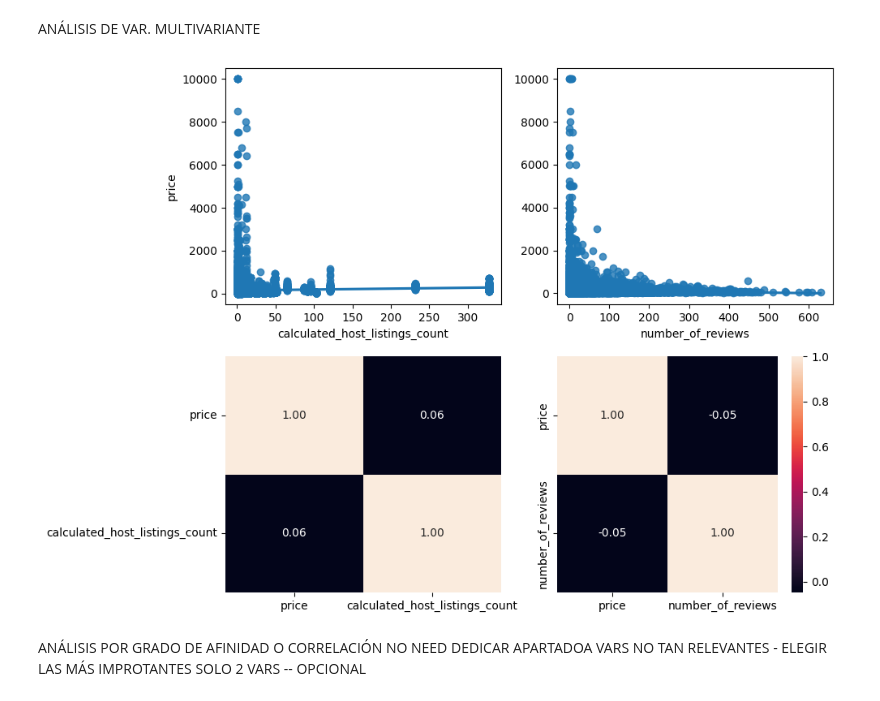
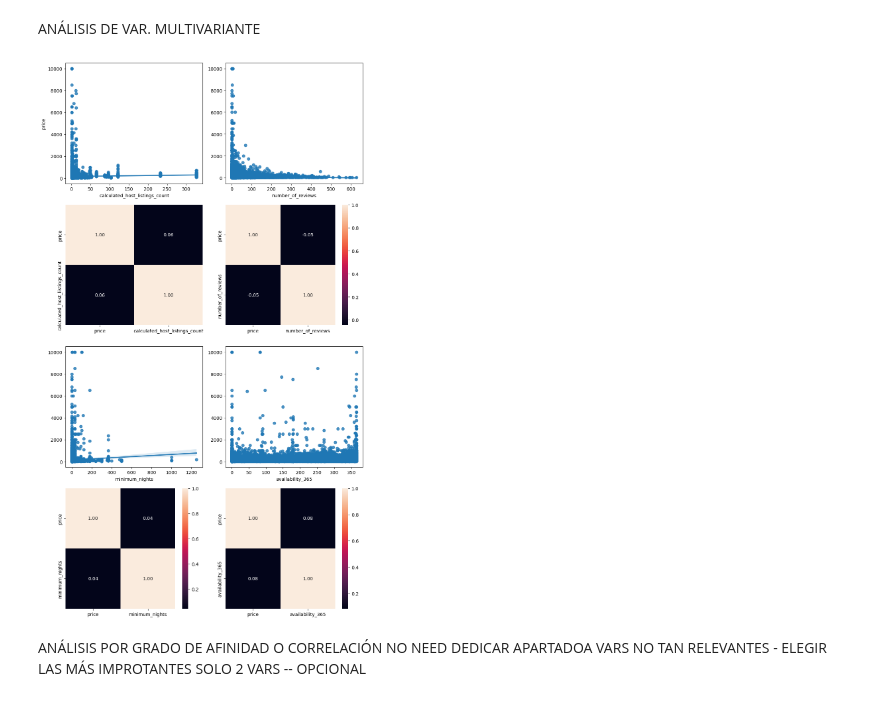
Before and after one commit to 4GeeksAcademy/CristinaChico_EDA, a Jupyter notebook: src/explore.ipynb, the cells around one changed output. Cells and saved outputs as stored; diff of their text form; code cells hidden in the pictures.

```diff
--- a/src/explore.ipynb
+++ b/src/explore.ipynb
@@ -181,21 +197,29 @@ sns.boxplot(ax = axis[1, 1], data = total_data[total_data["minimum_nights"]<200]
 # %% [markdown]
 ANÁLISIS DE VAR. MULTIVARIANTE
 # %%
-fig, axis = plt.subplots(2, 2, figsize = (10, 7))
+fig, axis = plt.subplots(4, 2, figsize = (10, 17))
 
 # Crear un diagrama de dispersión múltiple
 sns.regplot(ax = axis[0, 0], data = total_data, x = "calculated_host_listings_count", y = "price")
 sns.heatmap(total_data[["price", "calculated_host_listings_count"]].corr(), annot = True, fmt = ".2f", ax = axis[1, 0], cbar = False)
+
 sns.regplot(ax = axis[0, 1], data = total_data, x = "number_of_reviews", y = "price").set(ylabel=None)
 sns.heatmap(total_data[["price", "number_of_reviews"]].corr(), annot = True, fmt = ".2f", ax = axis[1, 1])
+
+sns.regplot(ax = axis[2, 0], data = total_data, x = "minimum_nights", y = "price").set(ylabel=None)
+sns.heatmap(total_data[["price", "minimum_nights"]].corr(), annot = True, fmt = ".2f", ax = axis[3, 0])
+
+sns.regplot(ax = axis[2, 1], data = total_data, x = "availability_365", y = "price").set(ylabel=None)
+sns.heatmap(total_data[["price", "availability_365"]].corr(), annot = True, fmt = ".2f", ax = axis[3, 1])
+
 
 # Ajustar el layout
 plt.tight_layout()
 
 # Mostrar el plot
 plt.show()
 # %% [output]
-[figure, old version]
+[figure, new version]
 # %% [markdown]
 ANÁLISIS POR GRADO DE AFINIDAD O CORRELACIÓN NO NEED DEDICAR APARTADOA  VARS NO TAN RELEVANTES - ELEGIR LAS MÁS IMPROTANTES SOLO 2 VARS -- OPCIONAL
 # %%
```
Also changed, not shown: parts of 5 cells of this notebook.
